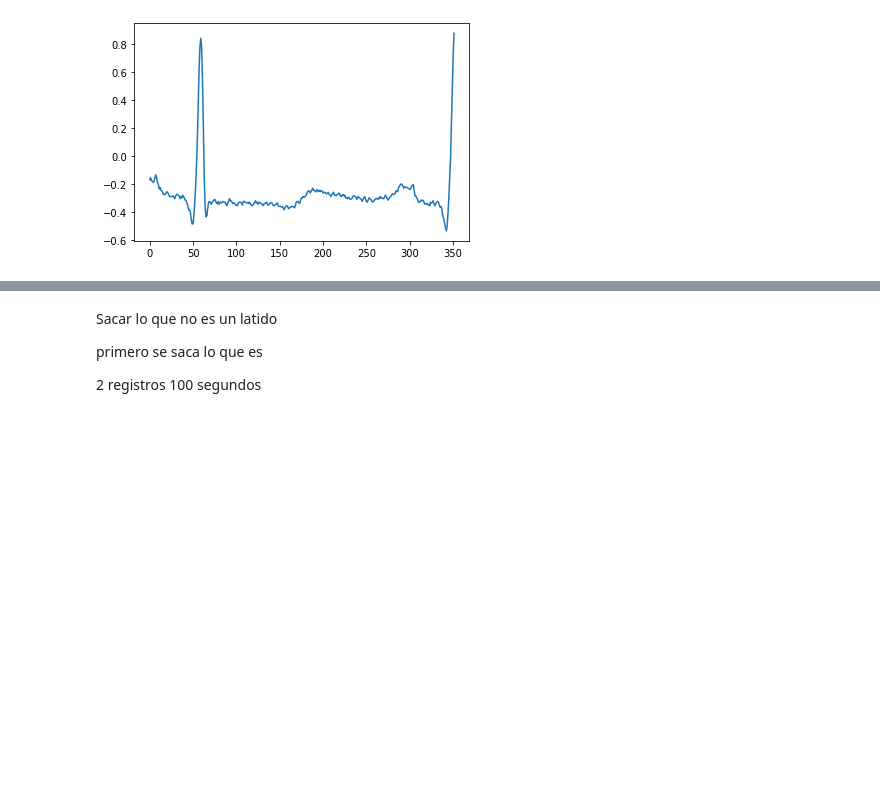
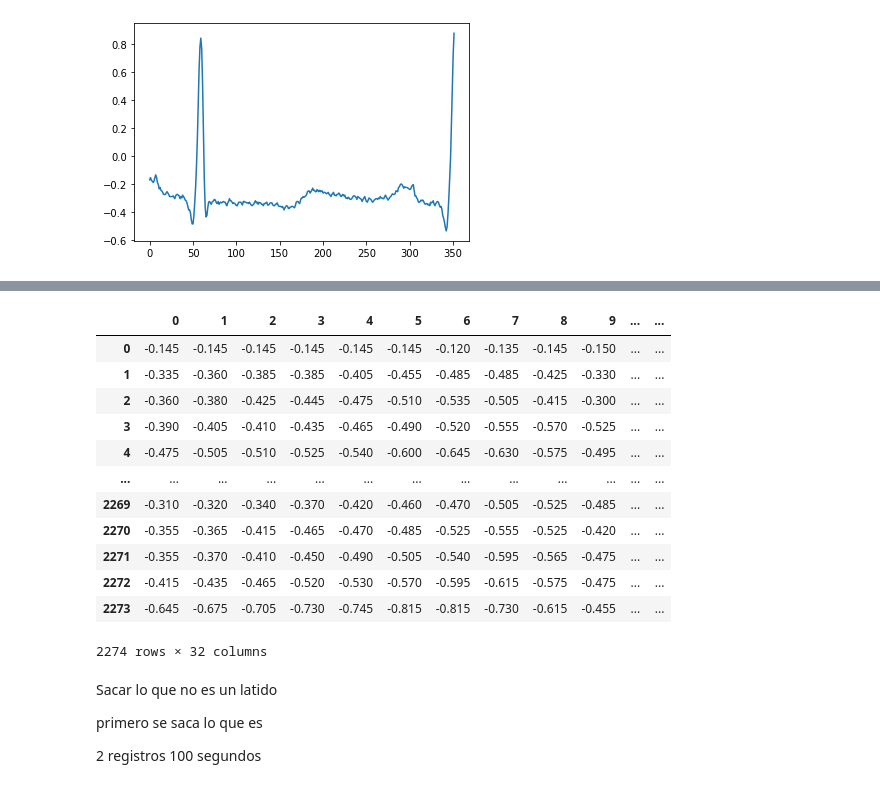
Before and after one commit to JohanCala/Eighth-Semester, a Jupyter notebook: AnaliticaDeDatosEInteligenicaArtificialModulos.ipynb, the cells around one changed output, grey strips where cells are left out. Cells and saved outputs as stored; diff of their text form; code cells hidden in the pictures; blank space fills up the shorter version.

```diff
--- a/AnaliticaDeDatosEInteligenicaArtificialModulos.ipynb
+++ b/AnaliticaDeDatosEInteligenicaArtificialModulos.ipynb
@@ -107,3 +115,39 @@ plt.plot(signal1[ANN[0]:ANN[2]])
+# %%
+#CrearDataSet
+
+#Vobser = signal1[ANN[1]-70: ANN[1]+70]
+ListaI=[]
+signal1=signal[:,0]
+for i in ANN:
+
+  Vboser=0
+
+  if i==649875:
+    Vboser=signal1[i-32:]
+  else:
+    Vboser=signal1[i-16:i+16]
+  ListaI.append(Vboser)
+
+
+
+colums = np.arange(0,len(ListaI[0]),1)
+lst = ListaI
+df = pd.DataFrame(lst, columns = colums)
+df
+# %% [output]
+|  | 0 | 1 | 2 | 3 | 4 | 5 | 6 | 7 | 8 | 9 | ... | ... |
+| 0 | -0.145 | -0.145 | -0.145 | -0.145 | -0.145 | -0.145 | -0.120 | -0.135 | -0.145 | -0.150 | ... | ... |
+| 1 | -0.335 | -0.360 | -0.385 | -0.385 | -0.405 | -0.455 | -0.485 | -0.485 | -0.425 | -0.330 | ... | ... |
+| 2 | -0.360 | -0.380 | -0.425 | -0.445 | -0.475 | -0.510 | -0.535 | -0.505 | -0.415 | -0.300 | ... | ... |
+| 3 | -0.390 | -0.405 | -0.410 | -0.435 | -0.465 | -0.490 | -0.520 | -0.555 | -0.570 | -0.525 | ... | ... |
+| 4 | -0.475 | -0.505 | -0.510 | -0.525 | -0.540 | -0.600 | -0.645 | -0.630 | -0.575 | -0.495 | ... | ... |
+| ... | ... | ... | ... | ... | ... | ... | ... | ... | ... | ... | ... | ... |
+| 2269 | -0.310 | -0.320 | -0.340 | -0.370 | -0.420 | -0.460 | -0.470 | -0.505 | -0.525 | -0.485 | ... | ... |
+| 2270 | -0.355 | -0.365 | -0.415 | -0.465 | -0.470 | -0.485 | -0.525 | -0.555 | -0.525 | -0.420 | ... | ... |
+| 2271 | -0.355 | -0.370 | -0.410 | -0.450 | -0.490 | -0.505 | -0.540 | -0.595 | -0.565 | -0.475 | ... | ... |
+| 2272 | -0.415 | -0.435 | -0.465 | -0.520 | -0.530 | -0.570 | -0.595 | -0.615 | -0.575 | -0.475 | ... | ... |
+| 2273 | -0.645 | -0.675 | -0.705 | -0.730 | -0.745 | -0.815 | -0.815 | -0.730 | -0.615 | -0.455 | ... | ... |
+2274 rows × 32 columns
 # %% [markdown]
 Sacar lo que no es un latido
 
```
Also changed, not shown: parts of 4 cells of this notebook.
